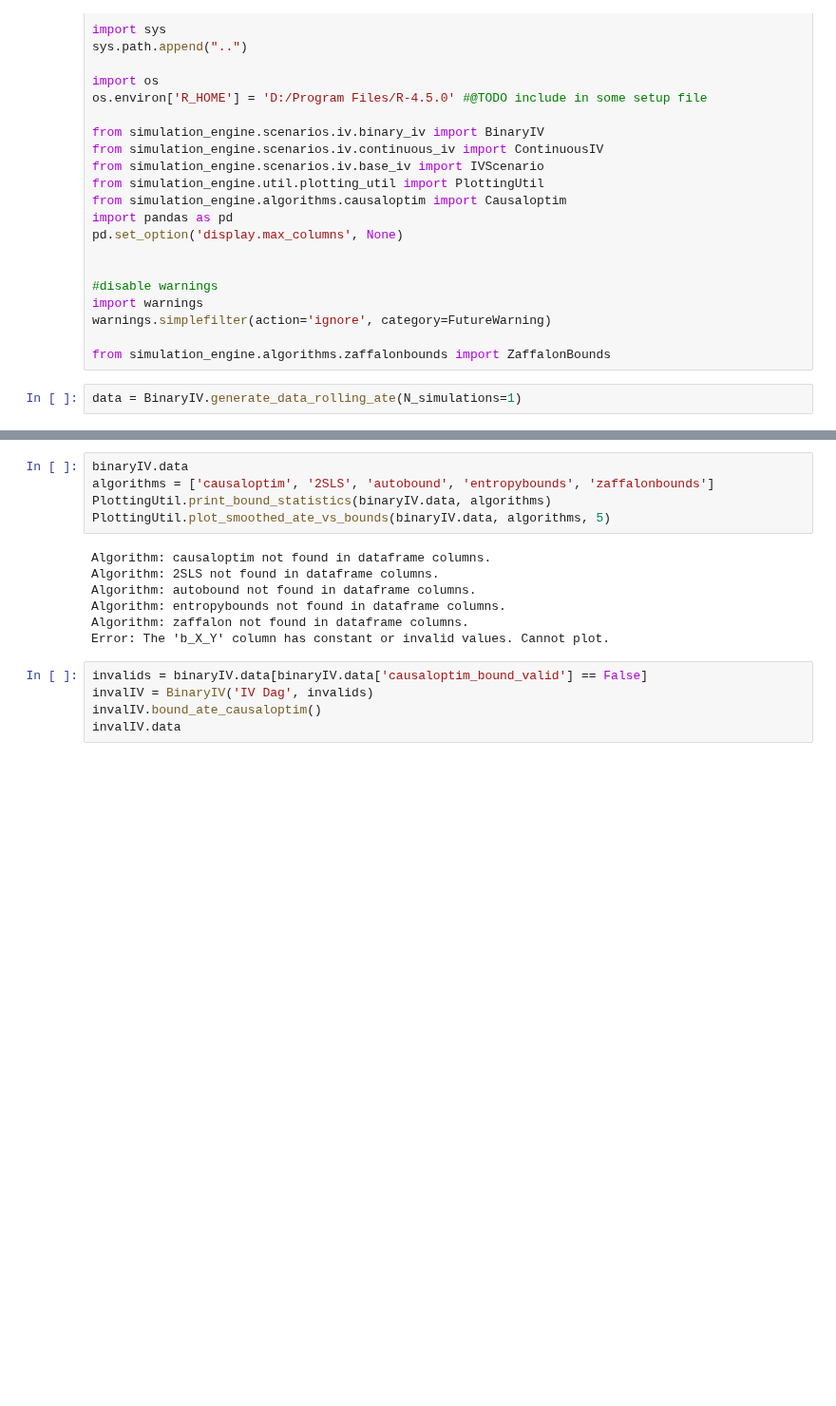
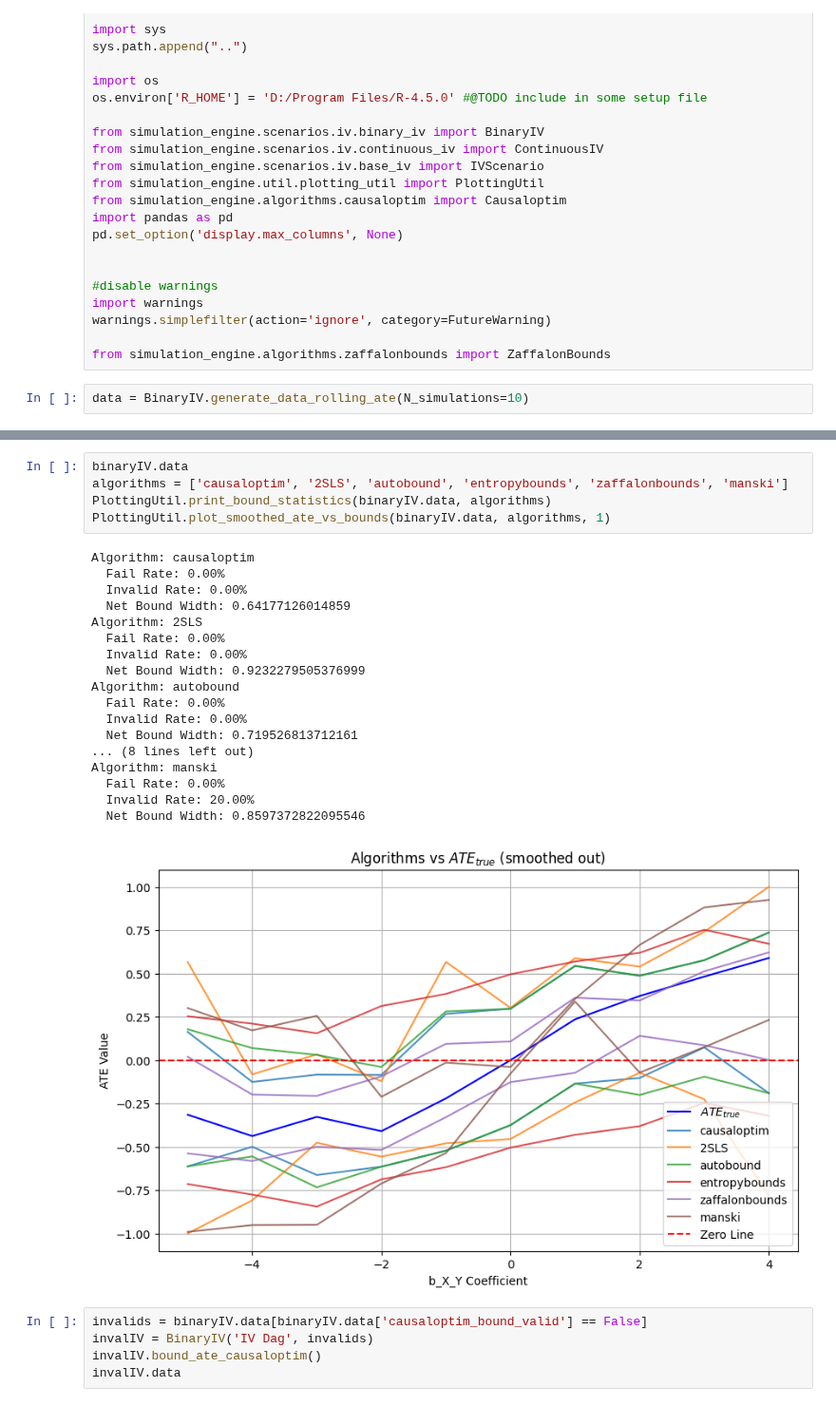
Before and after one commit to tmaringgele/causal-bounds, a Jupyter notebook: simulation_engine/test.ipynb, the cells around one changed output, grey strips where cells are left out. Shown at 95% size. Drawn from its saved outputs; the diff is of its cells as text; blank space fills up the shorter version.

Commit message:
add manski bounds

```diff
--- a/simulation_engine/test.ipynb
+++ b/simulation_engine/test.ipynb
@@ -23,4 +23,4 @@ warnings.simplefilter(action='ignore', category=FutureWarning)
 
 from simulation_engine.algorithms.zaffalonbounds import ZaffalonBounds
 # %%
-data = BinaryIV.generate_data_rolling_ate(N_simulations=1)
+data = BinaryIV.generate_data_rolling_ate(N_simulations=10)
@@ -41,15 +50,27 @@ binaryIV.bound_ate_zaffalon()
 # %%
 binaryIV.data
-algorithms = ['causaloptim', '2SLS', 'autobound', 'entropybounds', 'zaffalonbounds']
+algorithms = ['causaloptim', '2SLS', 'autobound', 'entropybounds', 'zaffalonbounds', 'manski']
 PlottingUtil.print_bound_statistics(binaryIV.data, algorithms)
-PlottingUtil.plot_smoothed_ate_vs_bounds(binaryIV.data, algorithms, 5)
+PlottingUtil.plot_smoothed_ate_vs_bounds(binaryIV.data, algorithms, 1)
 # %% [output]
-Algorithm: causaloptim not found in dataframe columns.
-Algorithm: 2SLS not found in dataframe columns.
-Algorithm: autobound not found in dataframe columns.
-Algorithm: entropybounds not found in dataframe columns.
-Algorithm: zaffalon not found in dataframe columns.
-Error: The 'b_X_Y' column has constant or invalid values. Cannot plot.
+Algorithm: causaloptim
+  Fail Rate: 0.00%
+  Invalid Rate: 0.00%
+  Net Bound Width: 0.64177126014859
+Algorithm: 2SLS
+  Fail Rate: 0.00%
+  Invalid Rate: 0.00%
+  Net Bound Width: 0.9232279505376999
+Algorithm: autobound
+  Fail Rate: 0.00%
+  Invalid Rate: 0.00%
+  Net Bound Width: 0.719526813712161
+... (8 lines left out)
+Algorithm: manski
+  Fail Rate: 0.00%
+  Invalid Rate: 20.00%
+  Net Bound Width: 0.8597372822095546
+[figure, added]
 # %%
 invalids = binaryIV.data[binaryIV.data['causaloptim_bound_valid'] == False]
 invalIV = BinaryIV('IV Dag', invalids)
```
Also changed, not shown: parts of 2 cells of this notebook, 1 other file.
